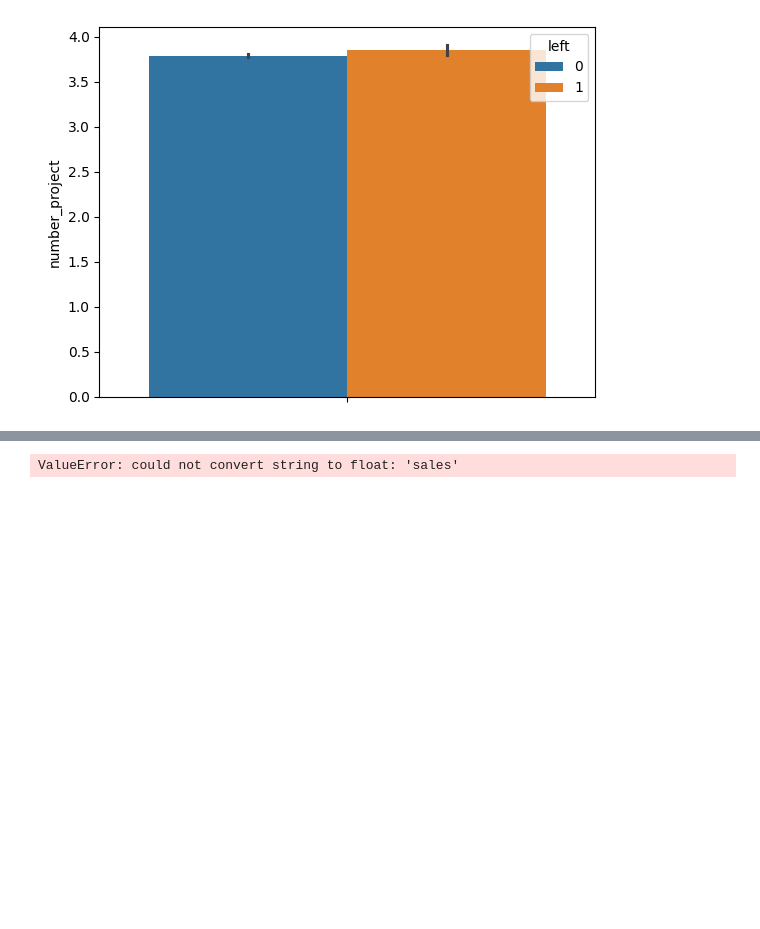
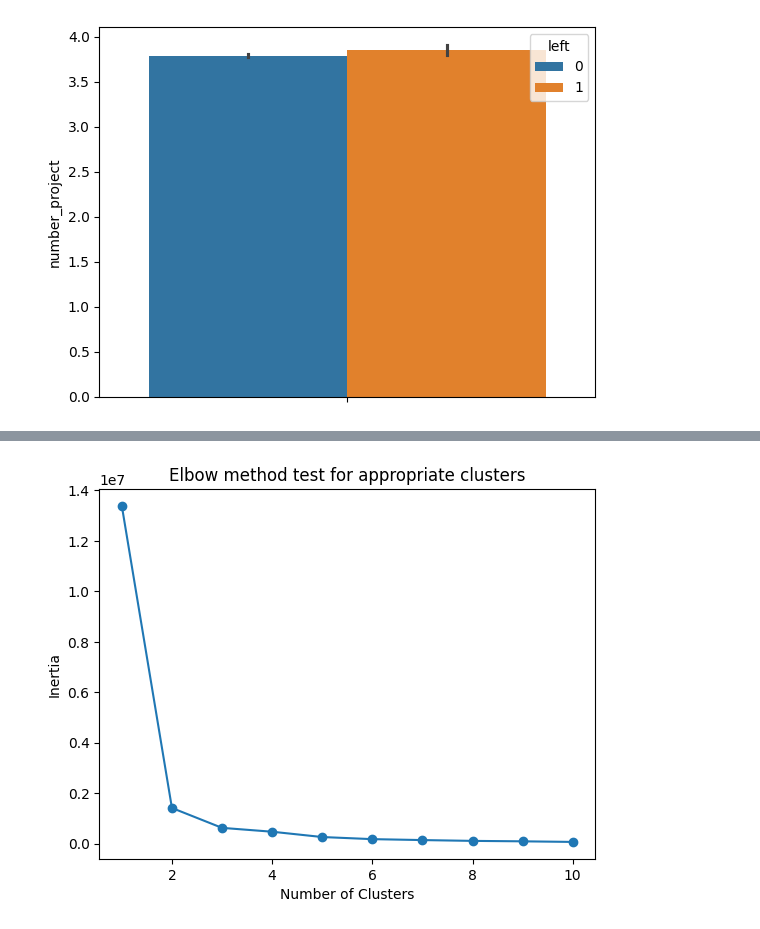
Before and after one commit to chai923/AIML, a Jupyter notebook: AIML_EmployeeTurnoverAnalysis_Project_CKazi.ipynb, the cells around one changed output, grey strips where cells are left out. Drawn from its saved outputs; the diff is of its cells as text; code cells hidden in the pictures; blank space fills up the shorter version.

```diff
--- a/AIML_EmployeeTurnoverAnalysis_Project_CKazi.ipynb
+++ b/AIML_EmployeeTurnoverAnalysis_Project_CKazi.ipynb
@@ -184,5 +183,5 @@ sns.barplot(df,y='number_project',hue='left')
 # %%
 #only employees that left the company: 3,571 employees left the company
-df_left = df[df['left']==1]
-df_left.shape
+df_left = df[df['left']==1].iloc[0:3571,0:7]
+df_left.head()
 # %% [output]
@@ -190,5 +194,22 @@ df_left.shape
-# %%
-#Create scaled datarfame where variables have mean=0 and std=1
-df_left_scaled = StandardScaler().fit_transform(df)
-# %% [output]
-ValueError: could not convert string to float: 'sales'
+# %%
+#Check number of appropriate clusters
+iner- Overall
+
+
+
+
+
+tias = []
+
+for i in range(1,11):
+    kmeans = KMeans(n_clusters=i)
+    kmeans.fit(df_left)
+    inertias.append(kmeans.inertia_)
+
+plt.plot(range(1,11),inertias,marker='o')
+plt.title("Elbow method test for appropriate clusters")
+plt.xlabel("Number of Clusters")
+plt.ylabel("Inertia")
+plt.show()
+# %% [output]
+[figure, added]
```
Also changed, not shown: parts of 15 cells of this notebook, 2 other files.
